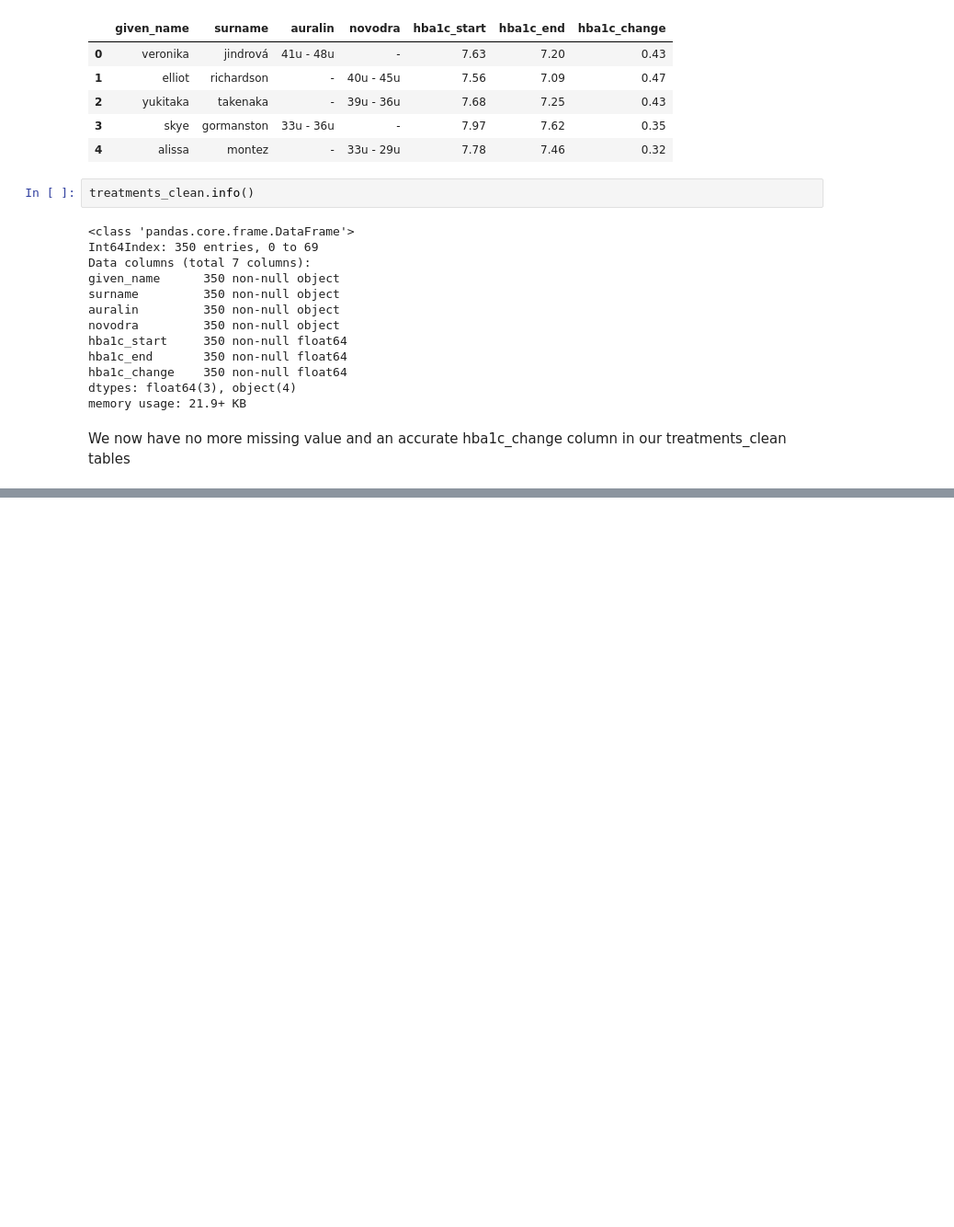
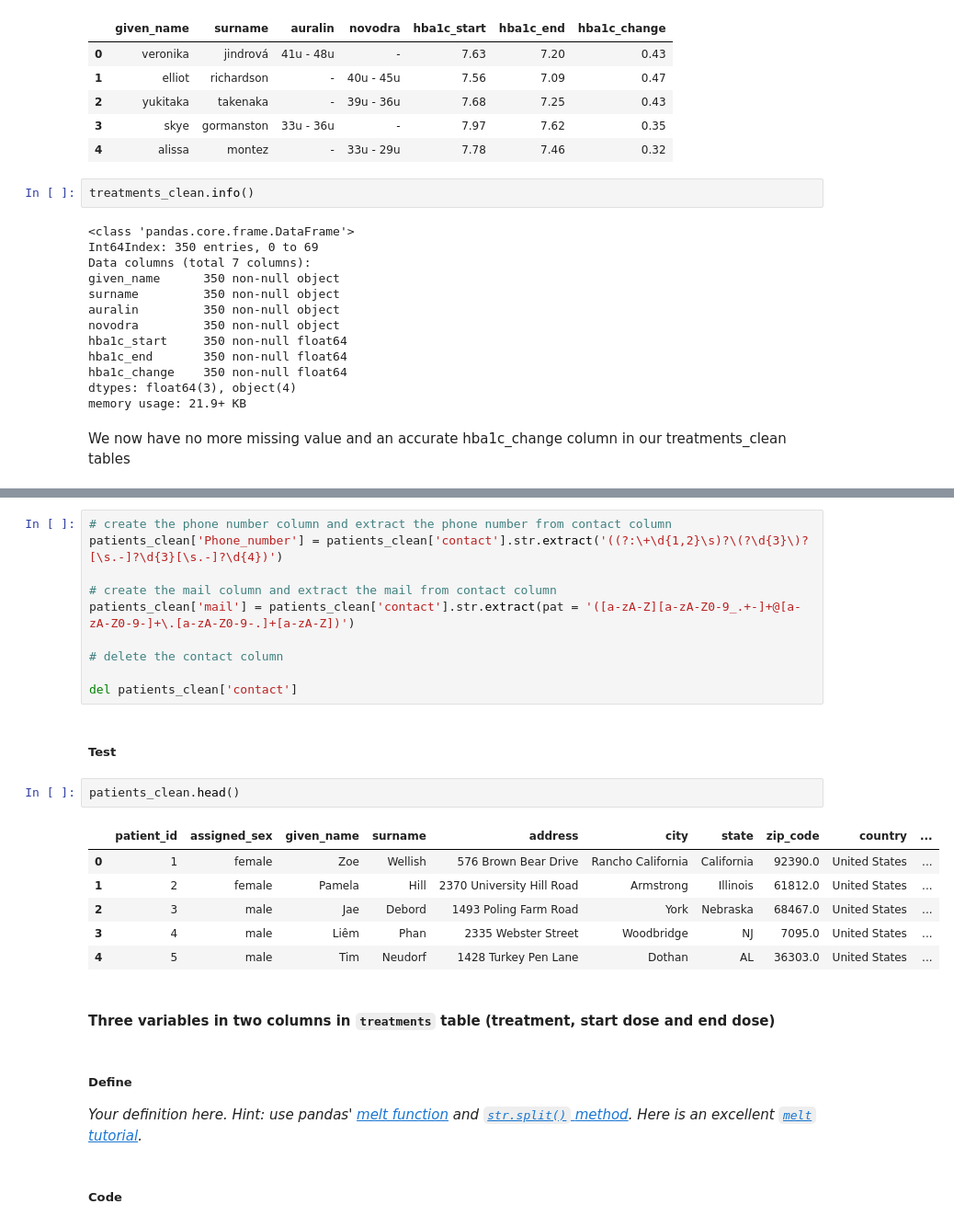
Before and after one commit to mathieurella/Udacity-DataWrangling-Cleaning, a Jupyter notebook: Oral-Insulin-Phase-II Clinical-Trial-Data.ipynb, the cells around one changed output, grey strips where cells are left out. Shown at 92% size. Cells and saved outputs as stored; diff of their text form; blank space fills up the shorter version.

```diff
--- a/Oral-Insulin-Phase-II Clinical-Trial-Data.ipynb
+++ b/Oral-Insulin-Phase-II Clinical-Trial-Data.ipynb
@@ -459,0 +491,28 @@ We now have no more missing value and an accurate hba1c_change column in our tre
+# %%
+# create the phone number column and extract the phone number from contact column
+patients_clean['Phone_number'] = patients_clean['contact'].str.extract('((?:\+\d{1,2}\s)?\(?\d{3}\)?[\s.-]?\d{3}[\s.-]?\d{4})')
+
+# create the mail column and extract the mail from contact column
+patients_clean['mail'] = patients_clean['contact'].str.extract(pat = '([a-zA-Z][a-zA-Z0-9_.+-]+@[a-zA-Z0-9-]+\.[a-zA-Z0-9-.]+[a-zA-Z])')
+
+# delete the contact column
+
+del patients_clean['contact']
+# %% [markdown]
+##### Test
+# %%
+patients_clean.head()
+# %% [output]
+|  | patient_id | assigned_sex | given_name | surname | address | city | state | zip_code | country | ... |
+| 0 | 1 | female | Zoe | Wellish | 576 Brown Bear Drive | Rancho California | California | 92390.0 | United States | ... |
+| 1 | 2 | female | Pamela | Hill | 2370 University Hill Road | Armstrong | Illinois | 61812.0 | United States | ... |
+| 2 | 3 | male | Jae | Debord | 1493 Poling Farm Road | York | Nebraska | 68467.0 | United States | ... |
+| 3 | 4 | male | Liêm | Phan | 2335 Webster Street | Woodbridge | NJ | 7095.0 | United States | ... |
+| 4 | 5 | male | Tim | Neudorf | 1428 Turkey Pen Lane | Dothan | AL | 36303.0 | United States | ... |
+# %% [markdown]
+#### Three variables in two columns in `treatments` table (treatment, start dose and end dose)
+# %% [markdown]
+##### Define
+*Your definition here. Hint: use pandas' [melt function](https://pandas.pydata.org/pandas-docs/stable/generated/pandas.melt.html) and [`str.split()` method](https://pandas.pydata.org/pandas-docs/stable/generated/pandas.Series.str.split.html). Here is an excellent [`melt` tutorial](https://deparkes.co.uk/2016/10/28/reshape-pandas-data-with-melt/).*
+# %% [markdown]
+##### Code
```
Also changed, not shown: parts of 14 cells of this notebook.
